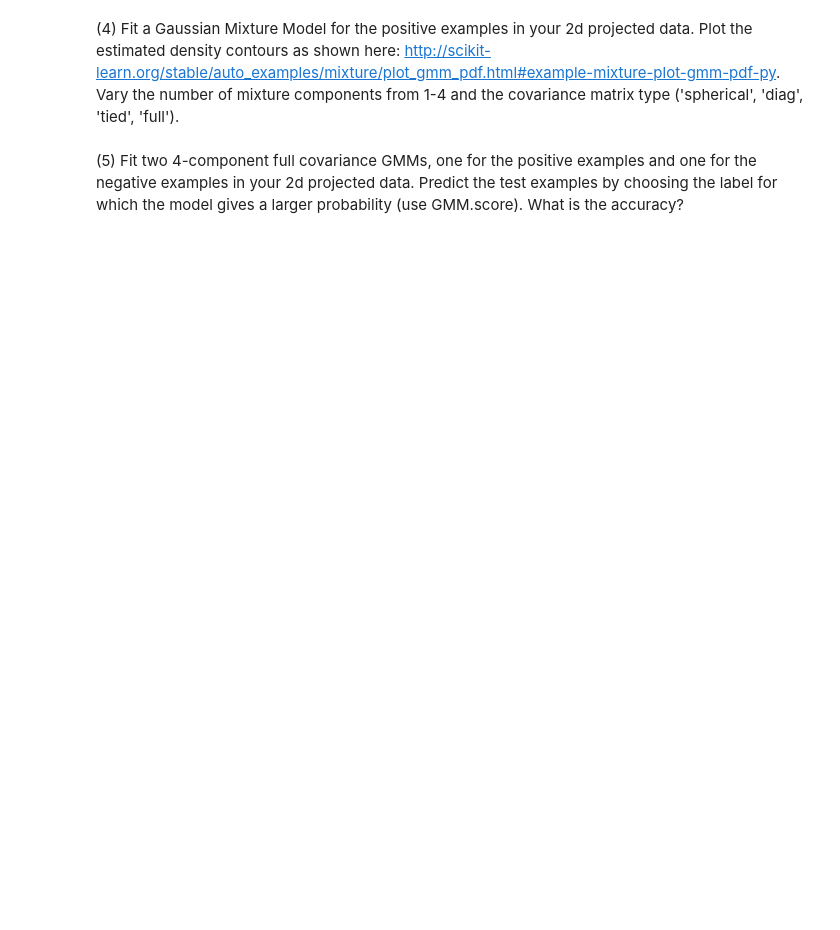
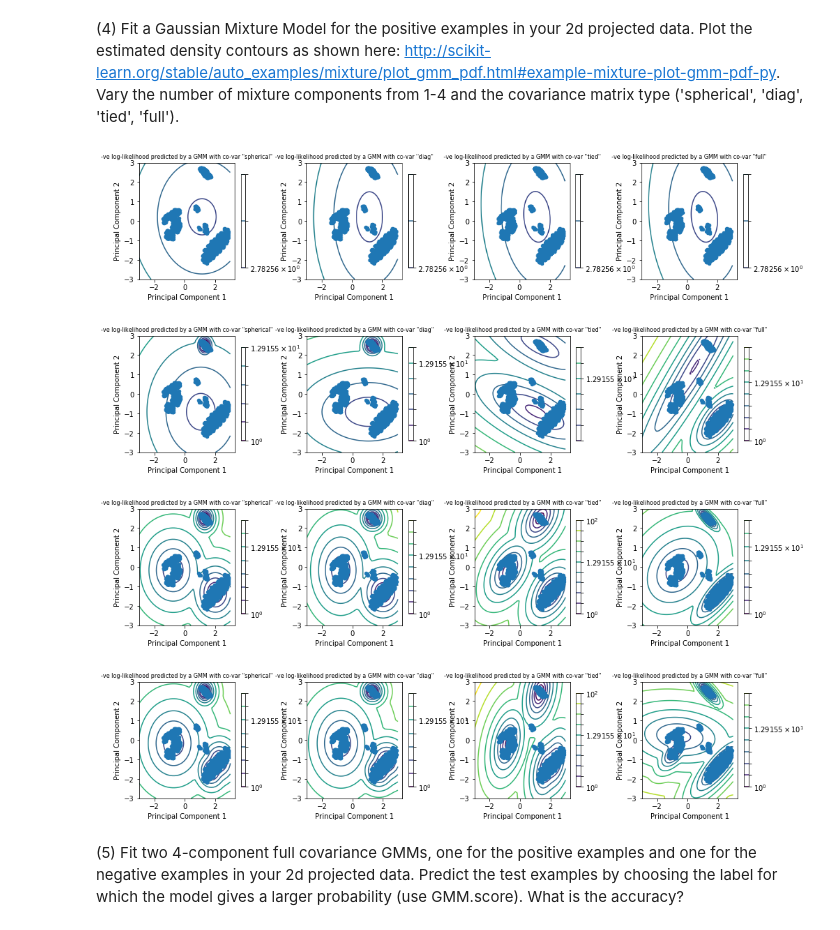
Before and after one commit to akkinenic/W207-ML, a Jupyter notebook: Naga_Akkineni_p3.ipynb, the cells around one changed output. Drawn from its saved outputs; the diff is of its cells as text; code cells hidden in the pictures; blank space fills up the shorter version.

```diff
--- a/Naga_Akkineni_p3.ipynb
+++ b/Naga_Akkineni_p3.ipynb
@@ -96,2 +160,45 @@ print (train_data.shape, test_data.shape)
+# %%
+def P4():
+    n_comp = 2
+    pca_mod = PCA(n_components = n_comp)
+    principalComponents = pca_mod.fit_transform(train_data)
+    test_principalComponents = pca_mod.fit_transform(test_data)
+
+    indicesToKeep = np.where(train_labels == 1)
+
+    positive_PrincipalComponents = principalComponents[indicesToKeep]
+
+    cov_matrix_type = ['spherical', 'diag', 'tied', 'full']
+
+    for i in range(1,5):
+        fig = plt.figure(figsize = (16,16))
+        fig.subplots_adjust(hspace=0.4, wspace=0.4)
+        for p,j in zip(range(len(cov_matrix_type)),cov_matrix_type):
+            gmm = GaussianMixture(n_components=i, covariance_type=j).fit(positive_PrincipalComponents)
+            ax = fig.add_subplot(4, 4, p+1)
+            # display predicted scores by the model as a contour plot
+            x = np.linspace(-3.0, 3.0)
+            y = np.linspace(-3.0, 3.0)
+            X, Y = np.meshgrid(x, y)
+            XX = np.array([X.ravel(), Y.ravel()]).T
+            Z = -gmm.score_samples(XX)
+            Z = Z.reshape(X.shape)
+            CS = plt.contour(X, Y, Z, norm=LogNorm(vmin=1.0, vmax=100.0),
+                             levels=np.logspace(0, 2, 10))
+            CB = plt.colorbar(CS, shrink=0.8, extend='both')
+            ax.set_xlabel('Principal Component 1', fontsize = 10)
+            ax.set_ylabel('Principal Component 2', fontsize = 10)
+            ax.scatter(positive_PrincipalComponents[:, 0], positive_PrincipalComponents[:, 1], s = 20,  cmap='viridis', zorder=2)
+
+            ax.set_title('-ve log-likelihood predicted by a GMM with co-var "'+ j+'"', fontsize = 8)
+            ax.axis('tight')
+
+
+P4()
+# %% [output]
+[figure, added]
+[figure, added]
+[figure, added]
+[figure, added]
 # %% [markdown]
 (5) Fit two 4-component full covariance GMMs, one for the positive examples and one for the negative examples in your 2d projected data. Predict the test examples by choosing the label for which the model gives a larger probability (use GMM.score). What is the accuracy?
```
Also changed, not shown: parts of 13 cells of this notebook, 4 other files.
